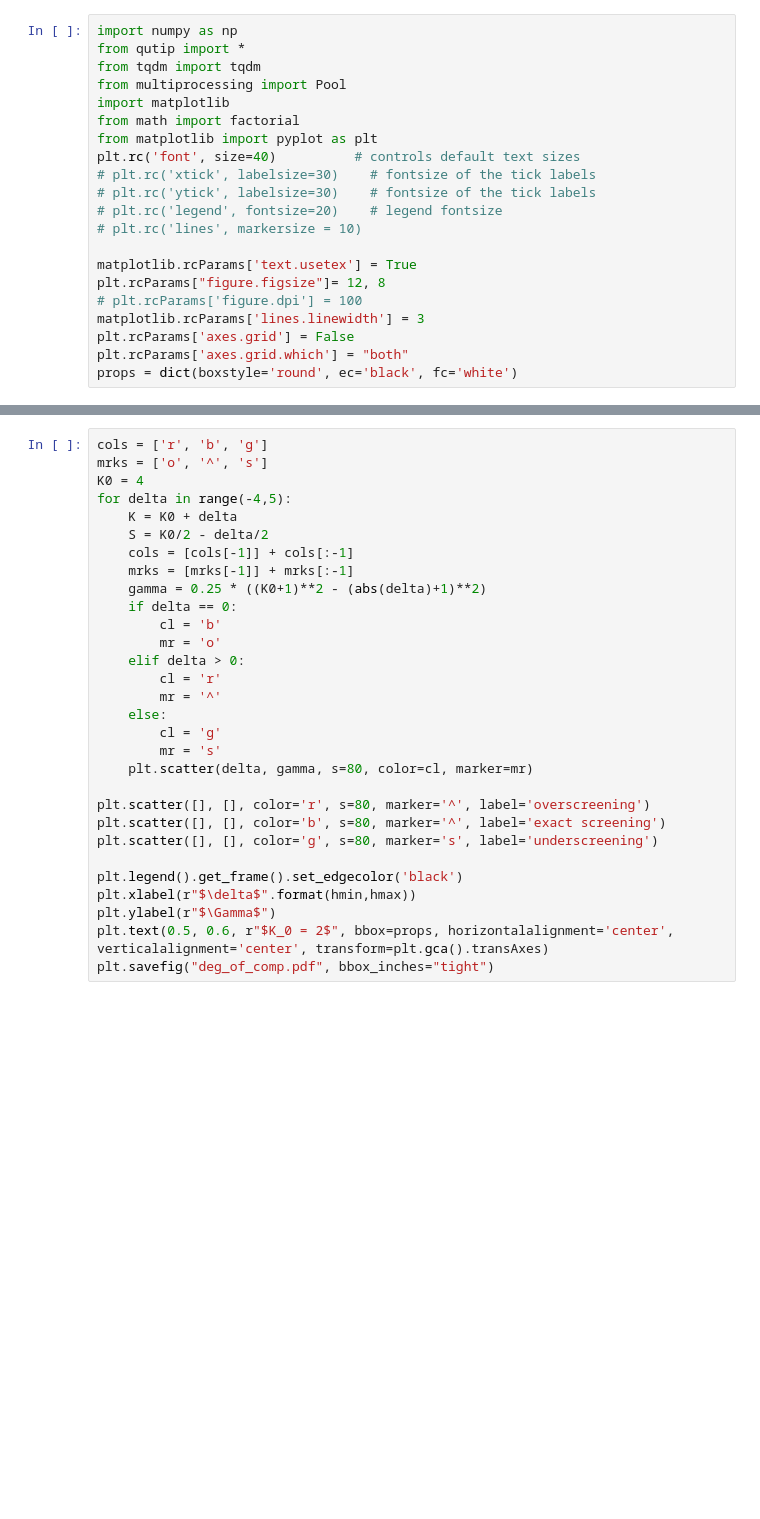
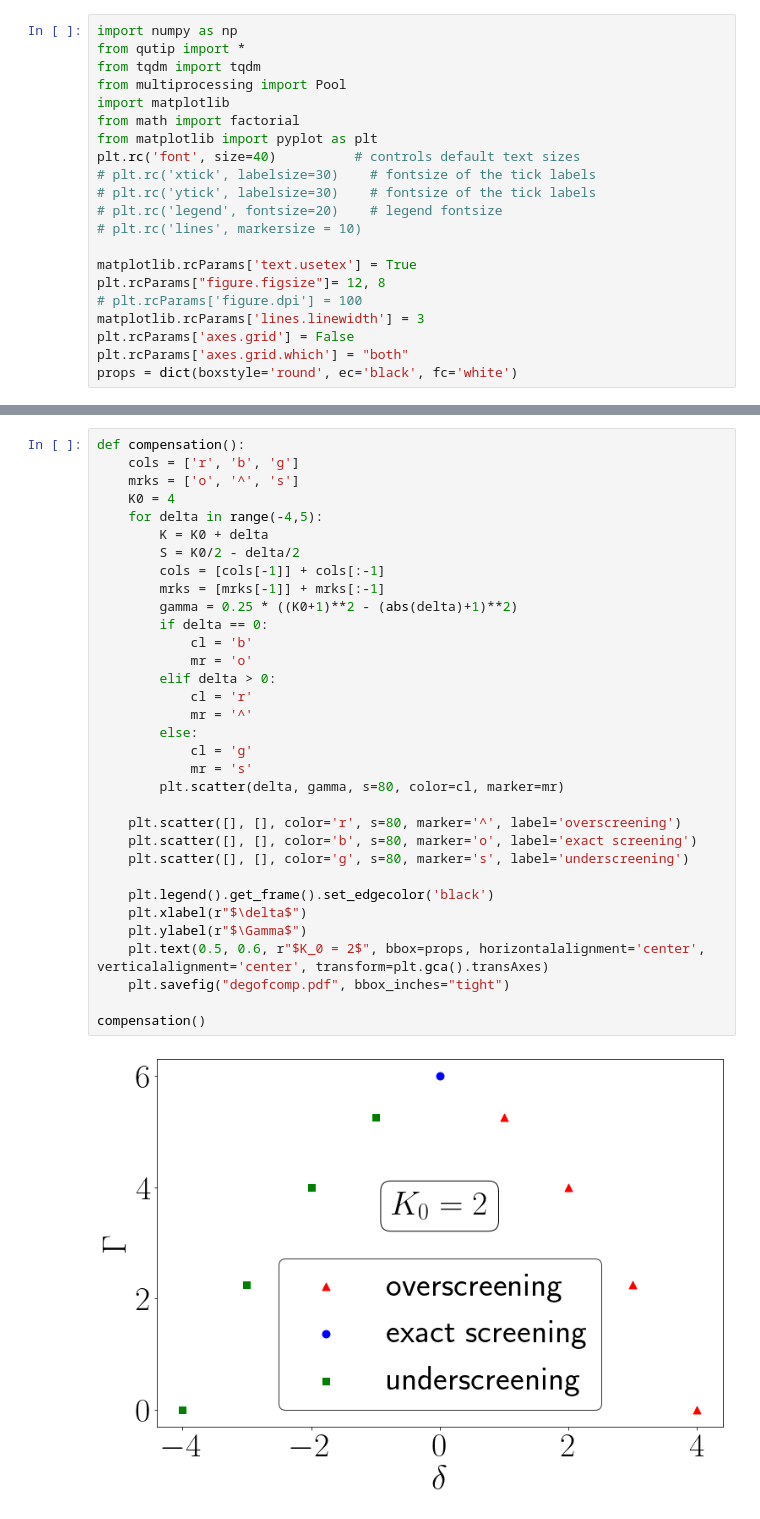
Before and after one commit to abhirup-m/Multichannel-Kondo-Project, a Jupyter notebook: numerics/chi.ipynb, the cells around one changed output, grey strips where cells are left out. Saved outputs shown, nothing was run; the diff lists cells and outputs as text; blank space fills up the shorter version.

```diff
--- a/numerics/chi.ipynb
+++ b/numerics/chi.ipynb
@@ -120,30 +129,35 @@ plt.savefig("disc_mag_imp.pdf", bbox_inches="tight")
 # %%
-cols = ['r', 'b', 'g']
-mrks = ['o', '^', 's']
-K0 = 4
-for delta in range(-4,5):
-    K = K0 + delta
-    S = K0/2 - delta/2
-    cols = [cols[-1]] + cols[:-1]
-    mrks = [mrks[-1]] + mrks[:-1]
-    gamma = 0.25 * ((K0+1)**2 - (abs(delta)+1)**2)
-    if delta == 0:
-        cl = 'b'
-        mr = 'o'
-    elif delta > 0:
-        cl = 'r'
-        mr = '^'
-    else:
-        cl = 'g'
-        mr = 's'
-    plt.scatter(delta, gamma, s=80, color=cl, marker=mr)
+def compensation():
+    cols = ['r', 'b', 'g']
+    mrks = ['o', '^', 's']
+    K0 = 4
+    for delta in range(-4,5):
+        K = K0 + delta
+        S = K0/2 - delta/2
+        cols = [cols[-1]] + cols[:-1]
+        mrks = [mrks[-1]] + mrks[:-1]
+        gamma = 0.25 * ((K0+1)**2 - (abs(delta)+1)**2)
+        if delta == 0:
+            cl = 'b'
+            mr = 'o'
+        elif delta > 0:
+            cl = 'r'
+            mr = '^'
+        else:
+            cl = 'g'
+            mr = 's'
+        plt.scatter(delta, gamma, s=80, color=cl, marker=mr)
 
-plt.scatter([], [], color='r', s=80, marker='^', label='overscreening')
-plt.scatter([], [], color='b', s=80, marker='^', label='exact screening')
-plt.scatter([], [], color='g', s=80, marker='s', label='underscreening')
+    plt.scatter([], [], color='r', s=80, marker='^', label='overscreening')
+    plt.scatter([], [], color='b', s=80, marker='o', label='exact screening')
+    plt.scatter([], [], color='g', s=80, marker='s', label='underscreening')
 
-plt.legend().get_frame().set_edgecolor('black')
-plt.xlabel(r"$\delta$".format(hmin,hmax))
-plt.ylabel(r"$\Gamma$")
-plt.text(0.5, 0.6, r"$K_0 = 2$", bbox=props, horizontalalignment='center', verticalalignment='center', transform=plt.gca().transAxes)
-plt.savefig("deg_of_comp.pdf", bbox_inches="tight")
+    plt.legend().get_frame().set_edgecolor('black')
+    plt.xlabel(r"$\delta$")
+    plt.ylabel(r"$\Gamma$")
+    plt.text(0.5, 0.6, r"$K_0 = 2$", bbox=props, horizontalalignment='center', verticalalignment='center', transform=plt.gca().transAxes)
+    plt.savefig("degofcomp.pdf", bbox_inches="tight")
+
+compensation()
+# %% [output]
+[figure, added]
```
Also changed, not shown: parts of 2 cells of this notebook, 9 other files.
